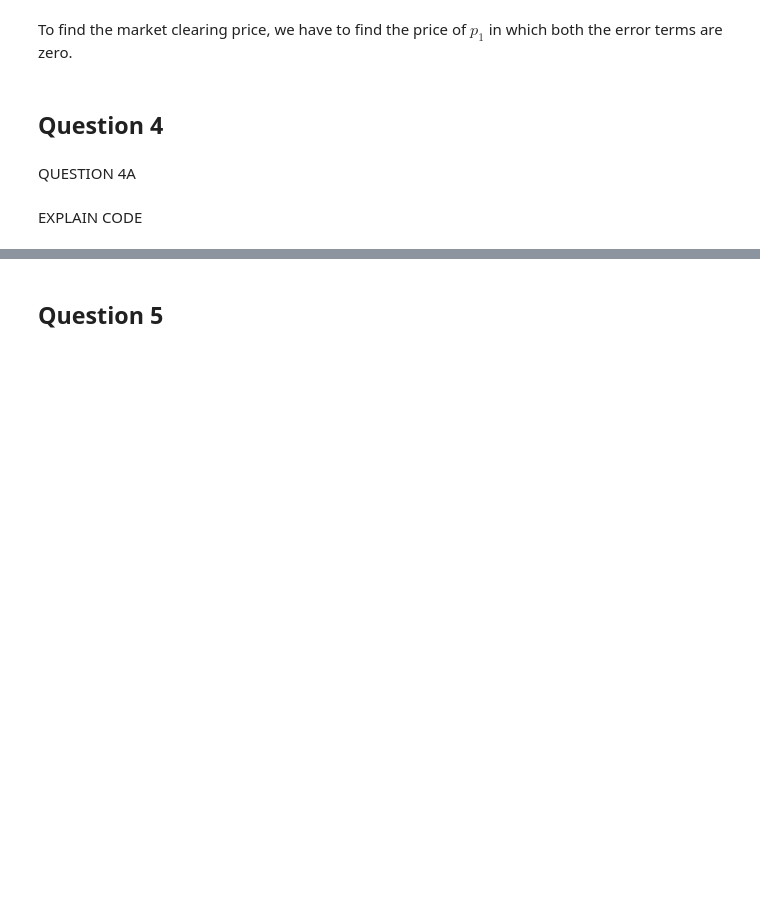
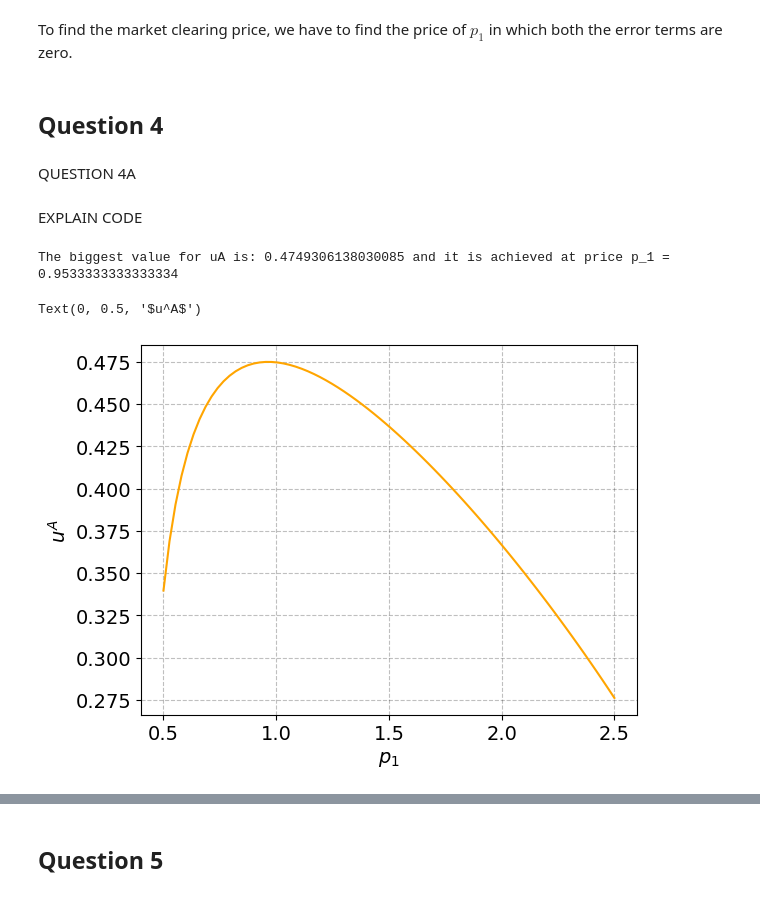
Before and after one commit to NumEconCopenhagen/projects-2024-team-westenholz, a Jupyter notebook: inauguralproject/inauguralproject.ipynb, the cells around one changed output, grey strips where cells are left out. Cells and saved outputs as stored; diff of their text form; code cells hidden in the pictures; blank space fills up the shorter version.

Commit message:
Question 4a done, question 4b er otw

```diff
--- a/inauguralproject/inauguralproject.ipynb
+++ b/inauguralproject/inauguralproject.ipynb
@@ -124,25 +115,18 @@ Explain your code and procedure
 7. I meticulously label the axes to reflect the economic terms: $ p_1 $ for the price on the horizontal axis and the errors on the vertical axis, enhancing the interpretability of the plot.
 # %%
 model = ExchangeEconomyClass()
+model.question2()
 
-price1 = []
-error1 = []
-error2 = []
-
-for var in range(76):
-    price = 0.5 + 2 * (var / 75)
-    eps1,eps2 = model.check_market_clearing(price)
-
-    price1.append(price)
-    error1.append(eps1)
-    error2.append(eps2)
+price_list = model.price_list
+error1 = model.error1
+error2 = model.error2
 
 fig = plt.figure(frameon=False, figsize=(6, 6), dpi=100)
 plot = fig.add_subplot(1,1,1)
 plot.set_xlabel("$p_1$")
 plot.set_ylabel("$error$")
 
-plot.plot(price1, error1, marker='', color='green', label='$\epsilon_1$')  # Corrected label
-plot.plot(price1, error2, marker='', color='orange', label='$\epsilon_2$')
+plot.plot(price_list, error1, marker='', color='green', label='$\epsilon_1$')  # Corrected label
+plot.plot(price_list, error2, marker='', color='orange', label='$\epsilon_2$')
 plot.legend(frameon=True,loc='upper right',bbox_to_anchor=(0.3,1))
 # %% [output]
@@ -160,3 +144,43 @@ To find the market clearing price, we have to find the price of $p_1$ in which b
 QUESTION 4A
 # %% [markdown]
 EXPLAIN CODE
+# %%
+model = ExchangeEconomyClass()
+list_uA = []
+
+for p in price_list:
+    x1B, x2B = model.demand_B(p)
+    x1A = 1-x1B
+    x2A = 1-x2B
+
+    uA = model.utility_A(x1A, x2A)
+    list_uA.append(uA)
+
+
+import numpy as np
+
+# Assuming list_uA and price_list are defined and have the same length
+list_uA = np.array(list_uA)
+price_list = np.array(price_list)
+
+# Find the index of the maximum value in list_uA
+index_of_max_uA = np.argmax(list_uA)
+
+# Use this index to find the corresponding price
+price_with_max_uA = price_list[index_of_max_uA]
+
+# And the maximum value for list_uA itself
+max_uA_value = list_uA[index_of_max_uA]
+
+print(f"The biggest value for uA is: {max_uA_value} and it is achieved at price p_1 = {price_with_max_uA}")
+
+#I create a quick scatter to demonstrate the value of uA as well as p1
+plt.plot(price_list, list_uA, marker='', color='orange')
+plt.xlabel("$p_1$")
+plt.ylabel("$u^A$")
+
+#See that the biggest value for uA is: 0.4749306138030085 and it is achieved at price p_1 = 0.9533333333333334
+# %% [output]
+The biggest value for uA is: 0.4749306138030085 and it is achieved at price p_1 = 0.9533333333333334
+Text(0, 0.5, '$u^A$')
+[figure, added]
```
Also changed, not shown: parts of 5 cells of this notebook, 1 other file.
